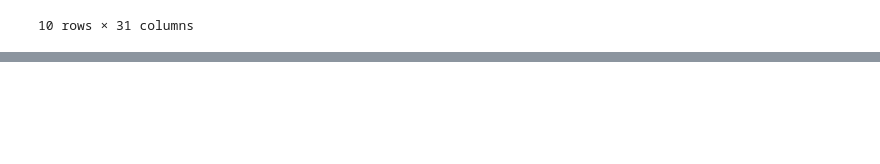
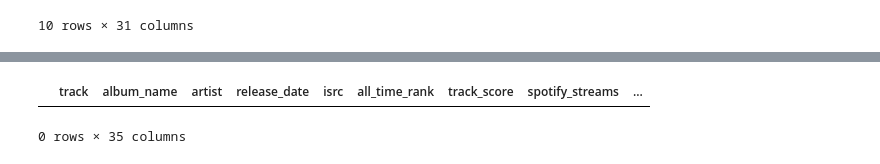
Before and after one commit to i11g/Data-Visualization, a Jupyter notebook: Data Visualization and EDA Lab.ipynb, the cells around one changed output, grey strips where cells are left out. Saved outputs shown, nothing was run; the diff lists cells and outputs as text; code cells hidden in the pictures; blank space fills up the shorter version.

```diff
--- a/Data Visualization and EDA Lab.ipynb
+++ b/Data Visualization and EDA Lab.ipynb
@@ -441,0 +465,5 @@ problematic_rows_3 = songs_spofity[songs_spofity['Track_clean'].str.contains(pat
+# %%
+problematic_rows_3
+# %% [output]
+|  | track | album_name | artist | release_date | isrc | all_time_rank | track_score | spotify_streams | ... |
+0 rows × 35 columns
```
Also changed, not shown: parts of 12 cells of this notebook, 1 other file.
